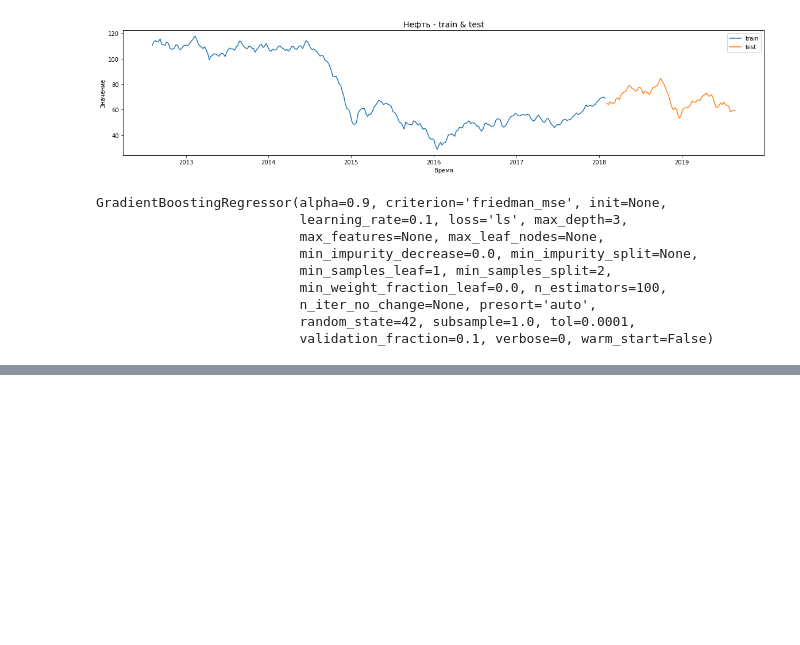
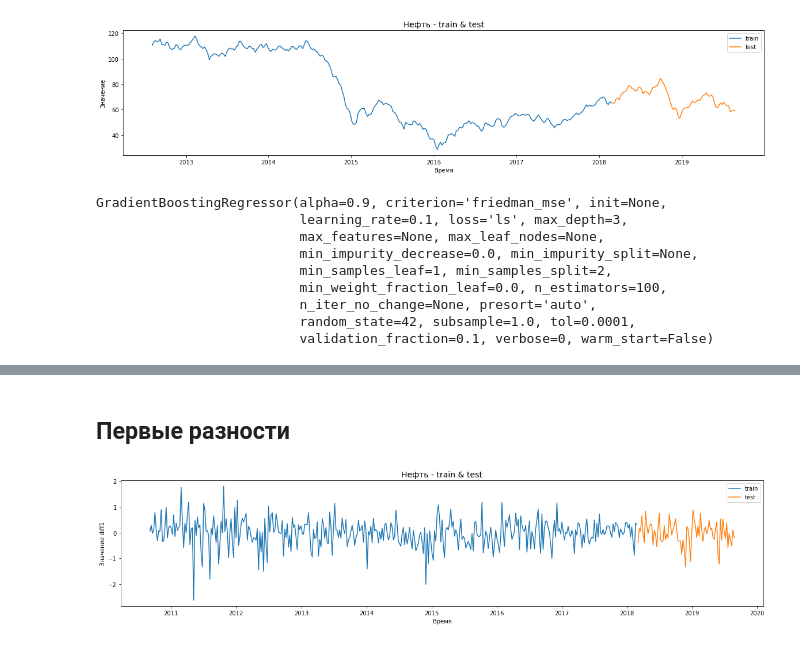
Before and after one commit to ShadarRim/gbmlforb, a Jupyter notebook: Less5HW.ipynb, the cells around one changed output, grey strips where cells are left out. Saved outputs shown, nothing was run; the diff lists cells and outputs as text; code cells hidden in the pictures; blank space fills up the shorter version.

```diff
--- a/Less5HW.ipynb
+++ b/Less5HW.ipynb
@@ -255,0 +225,13 @@ IndexError: index 1 is out of bounds for axis 0 with size 0
+# %% [markdown]
+## Первые разности
+# %%
+plt.figure( figsize=(20, 4))
+plt.xlabel('Время')
+plt.ylabel('Значение diff1')
+plt.plot(df_train.index[:], df_train['diff1'][:], label='train' )
+plt.plot(df_test.index, df_test['diff1'], label='test')
+plt.title(f'Нефть - train & test', size=14)
+plt.legend()
+plt.show()
+# %% [output]
+[figure, added]
```
Also changed, not shown: parts of 15 cells of this notebook.
